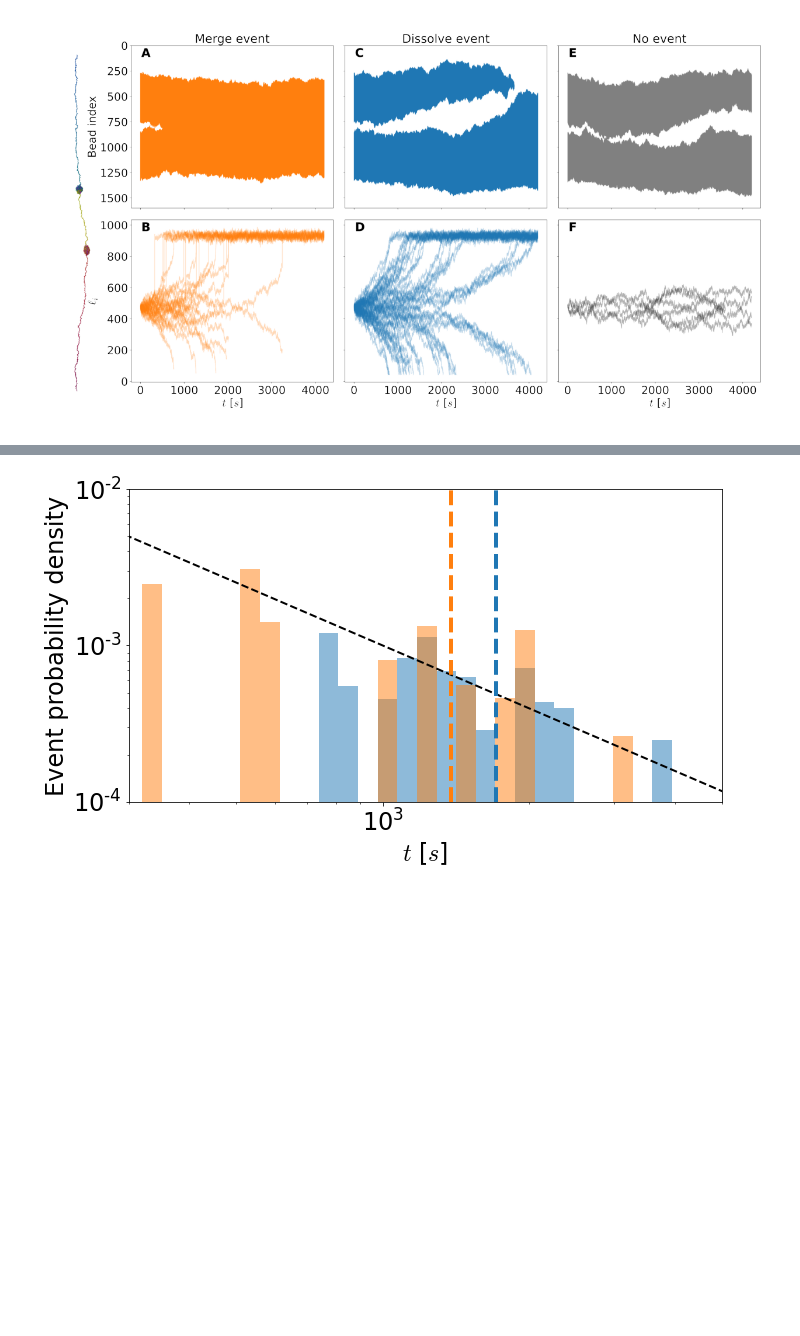
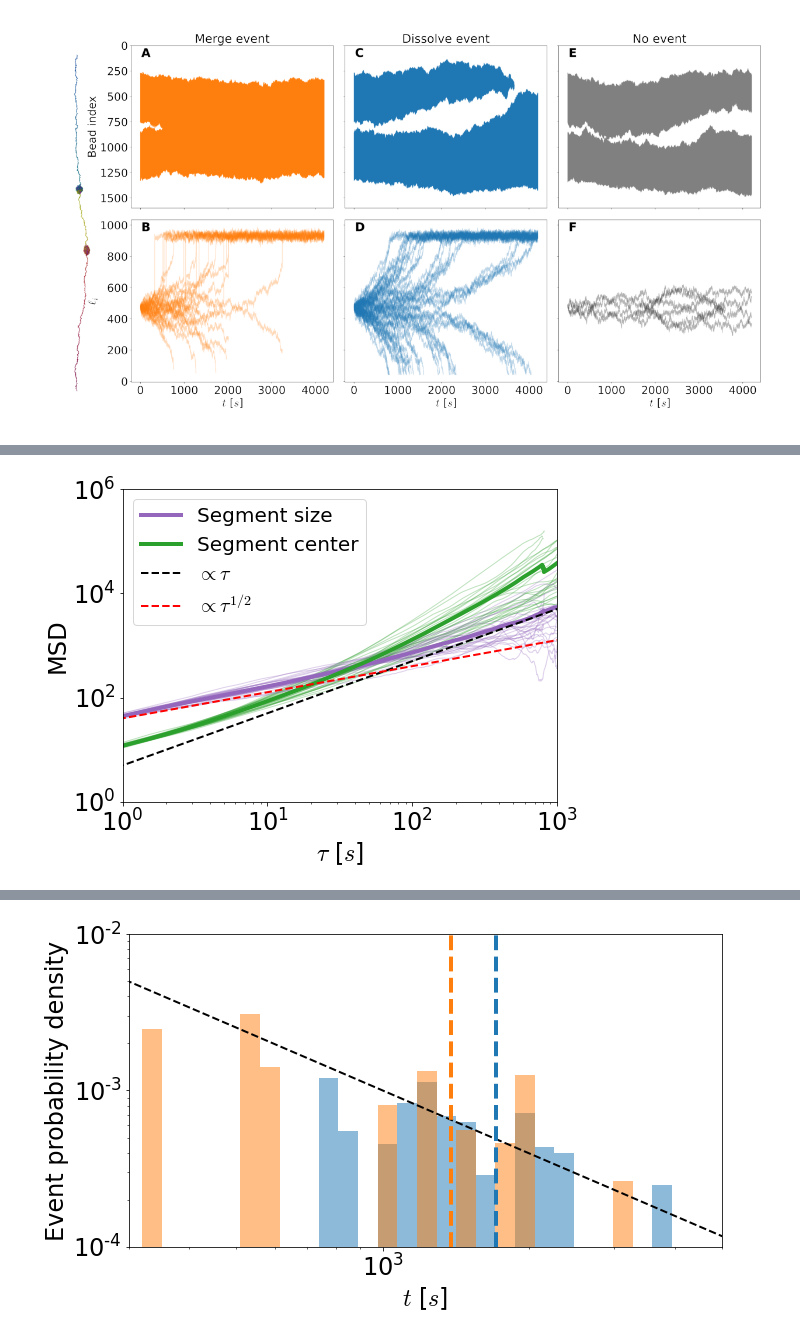
Before and after one commit to flatironinstitute/aLENS_analysis, a Jupyter notebook: notebooks/chromatin_notebooks/Dyn_cond_figs/Figure6.ipynb, the cells around one changed output, grey strips where cells are left out. Drawn from its saved outputs; the diff is of its cells as text; code cells hidden in the pictures; blank space fills up the shorter version.

```diff
--- a/notebooks/chromatin_notebooks/Dyn_cond_figs/Figure6.ipynb
+++ b/notebooks/chromatin_notebooks/Dyn_cond_figs/Figure6.ipynb
@@ -338,0 +308,67 @@ plt.show()
+# %%
+plot_params = {"linewidth": 1, "markersize": .5, "marker":'', "alpha":0.3, "linestyle":'-'}
+fig, axarr = plt.subplots(1,1, figsize=(8, 6))
+
+with h5py.File("Figure4/fig4_cluster_data.h5", 'r') as h5_graph:
+    dissolve_grp = h5_graph['dissolve']
+
+    msd_sep_list = []
+    msd_center_list = []
+    time_arr_list = []
+    max_time_arr = []
+    for i in range(1, 49):
+        if not f's{i}_0' in dissolve_grp:
+            continue
+
+        sort_indices = np.argsort(dissolve_grp[f's{i}_0'][:,0])
+        dset_0 = (dissolve_grp[f's{i}_0'][...])[sort_indices,:]
+
+        sort_indices = np.argsort(dissolve_grp[f's{i}_1'][:,0])
+        dset_1 = (dissolve_grp[f's{i}_1'][...])[sort_indices,:]
+
+        time_arr = dset_0[:,0] if len(dset_0[:,0]) < len(dset_1[:,0]) else dset_1[:,0]
+        dset_0 = dset_0[:len(time_arr)]
+        dset_1 = dset_1[:len(time_arr)]
+
+        if len(time_arr) > len(max_time_arr):
+            max_time_arr = time_arr
+        if dset_1[0,2] > dset_0[0,2]: # Cond 1 is to the right of cond 0
+            xr = dset_0[:,2] + .5*dset_0[:,1]
+            xl = dset_1[:,2] - .5*dset_1[:,1]
+            edge_sep = xl - xr
+            seg_center = (xl + xr)/2
+        else:
+            xl = dset_0[:,2] - .5*dset_0[:,1]
+            xr = dset_1[:,2] + .5*dset_1[:,1]
+            edge_sep = xl - xr
+            seg_center = (xl + xr)/2
+
+        msd_sep_list.append(condensate_msd(edge_sep[np.newaxis,:].astype('float'), device=device).cpu()[0])
+        msd_center_list.append(condensate_msd(seg_center[np.newaxis,:].astype('float'), device=device).cpu()[0])
+        _ = axarr.plot(time_arr, msd_sep_list[-1], color='tab:purple', **plot_params)
+        _ = axarr.plot(time_arr, msd_center_list[-1], color='tab:green', **plot_params)
+        # msd_list[-1].shape
+        # time_arr_list.append(time_arr)
+
+    avg_sep_size_arr = mean_of_arrays(msd_sep_list)
+    avg_center_size_arr = mean_of_arrays(msd_center_list)
+    _ = axarr.loglog(max_time_arr, avg_sep_size_arr, color='tab:purple', linewidth=4, label="Segment size")
+    _ = axarr.loglog(max_time_arr, avg_center_size_arr, color='tab:green', linewidth=4, label="Segment center")
+    # _ = axarr.loglog(max_time_arr, 30*max_time_arr, color='k', linewidth=2, linestyle='--', label)
+
+
+
+    _ = axarr.loglog(max_time_arr, 5*max_time_arr, color='k', linestyle='--', label=r'$\propto \tau$')
+    _ = axarr.loglog(max_time_arr, 40*np.sqrt(max_time_arr), color='r', linestyle='--', label=r'$\propto \tau^{1/2}$')
+
+
+_ = axarr.set_xlabel(r'$\tau$ [$s$]')
+_ = axarr.set_ylabel('MSD')
+_ = axarr.legend()
+_ = axarr.set_xlim(1, 1000)
+_ = axarr.set_ylim(1,1e6)
+
+fig.tight_layout()
+fig.savefig("Figure4/edge_sep_msd_dissolve.png", dpi=600,bbox_inches='tight')
+# %% [output]
+[figure, added]
```
Also changed, not shown: parts of 16 cells of this notebook, 5 other files.
